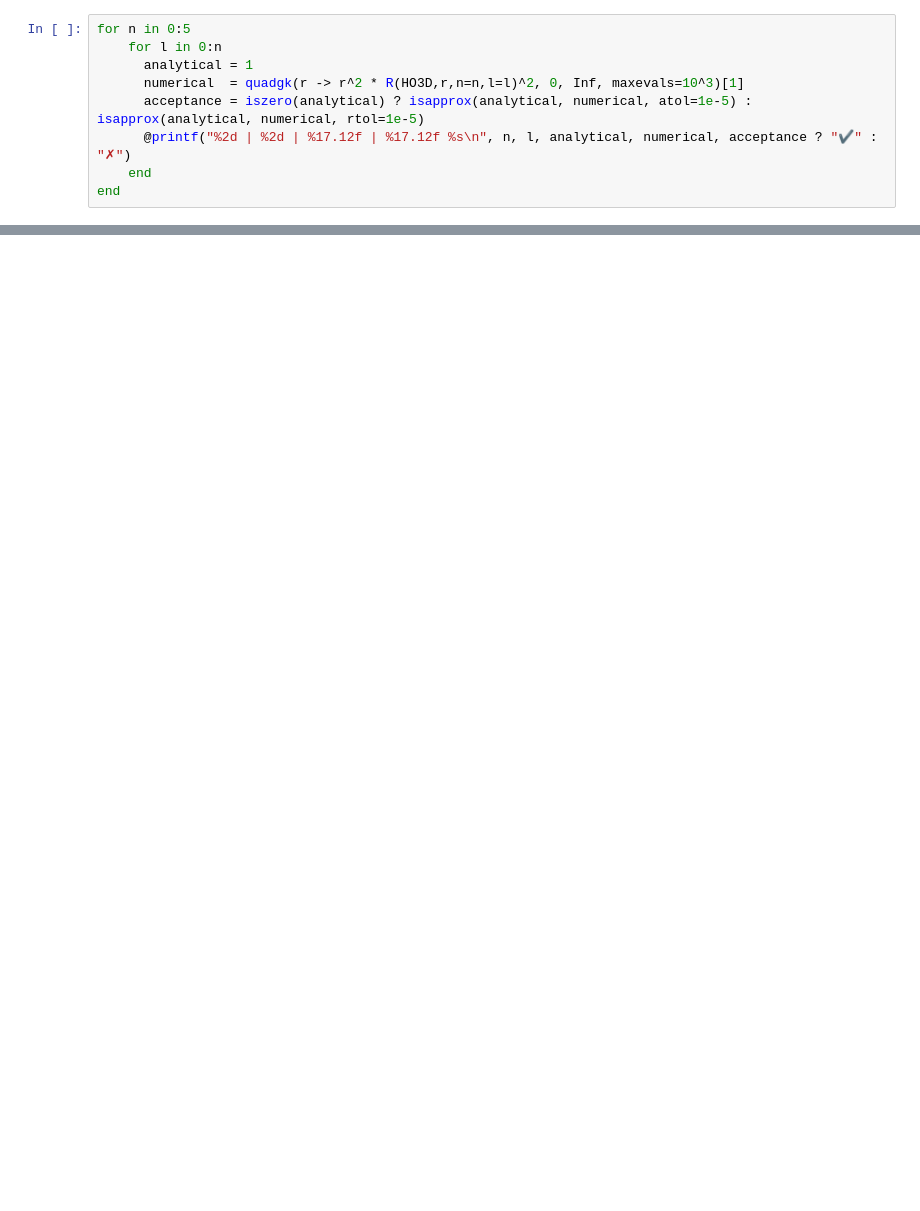
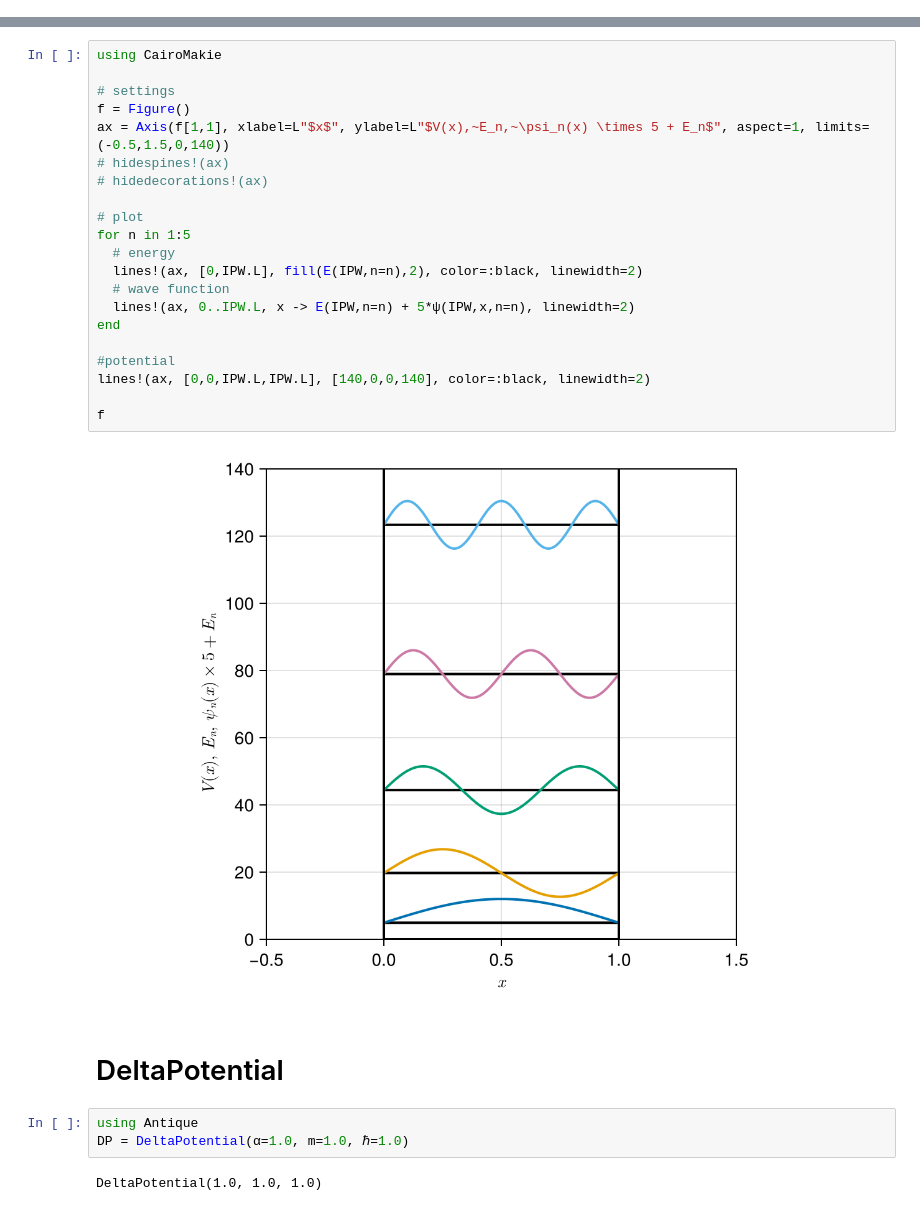
Before and after one commit to ohno/Antique.jl, a Jupyter notebook: developer/dev.ipynb, the cells around one changed output, grey strips where cells are left out. Cells and saved outputs as stored; diff of their text form; blank space fills up the shorter version.

```diff
--- a/developer/dev.ipynb
+++ b/developer/dev.ipynb
@@ -226,9 +0,0 @@ plot!()
-# %%
-for n in 0:5
-    for l in 0:n
-      analytical = 1
-      numerical  = quadgk(r -> r^2 * R(HO3D,r,n=n,l=l)^2, 0, Inf, maxevals=10^3)[1]
-      acceptance = iszero(analytical) ? isapprox(analytical, numerical, atol=1e-5) : isapprox(analytical, numerical, rtol=1e-5)
-      @printf("%2d | %2d | %17.12f | %17.12f %s\n", n, l, analytical, numerical, acceptance ? "✔" : "✗")
-    end
-end
@@ -360,0 +40,30 @@ plot!(xlabel="x",ylabel="ψ",title="Delta Potential")
+# %%
+using CairoMakie
+
+# settings
+f = Figure()
+ax = Axis(f[1,1], xlabel=L"$x$", ylabel=L"$V(x),~E_n,~\psi_n(x) \times 5 + E_n$", aspect=1, limits=(-0.5,1.5,0,140))
+# hidespines!(ax)
+# hidedecorations!(ax)
+
+# plot
+for n in 1:5
+  # energy
+  lines!(ax, [0,IPW.L], fill(E(IPW,n=n),2), color=:black, linewidth=2)
+  # wave function
+  lines!(ax, 0..IPW.L, x -> E(IPW,n=n) + 5*ψ(IPW,x,n=n), linewidth=2)
+end
+
+#potential
+lines!(ax, [0,0,IPW.L,IPW.L], [140,0,0,140], color=:black, linewidth=2)
+
+f
+# %% [output]
+[figure, added]
+# %% [markdown]
+# DeltaPotential
+# %%
+using Antique
+DP = DeltaPotential(α=1.0, m=1.0, ℏ=1.0)
+# %% [output]
+DeltaPotential(1.0, 1.0, 1.0)
```
Also changed, not shown: parts of 51 cells of this notebook, 7 other files.
